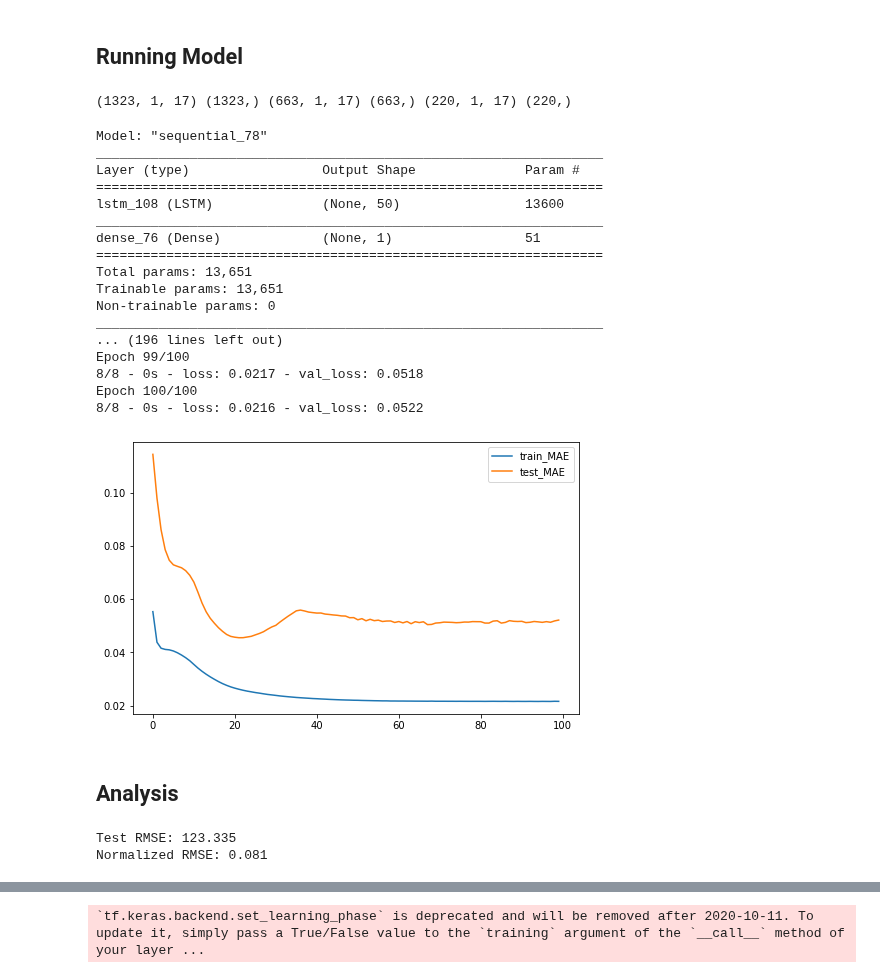
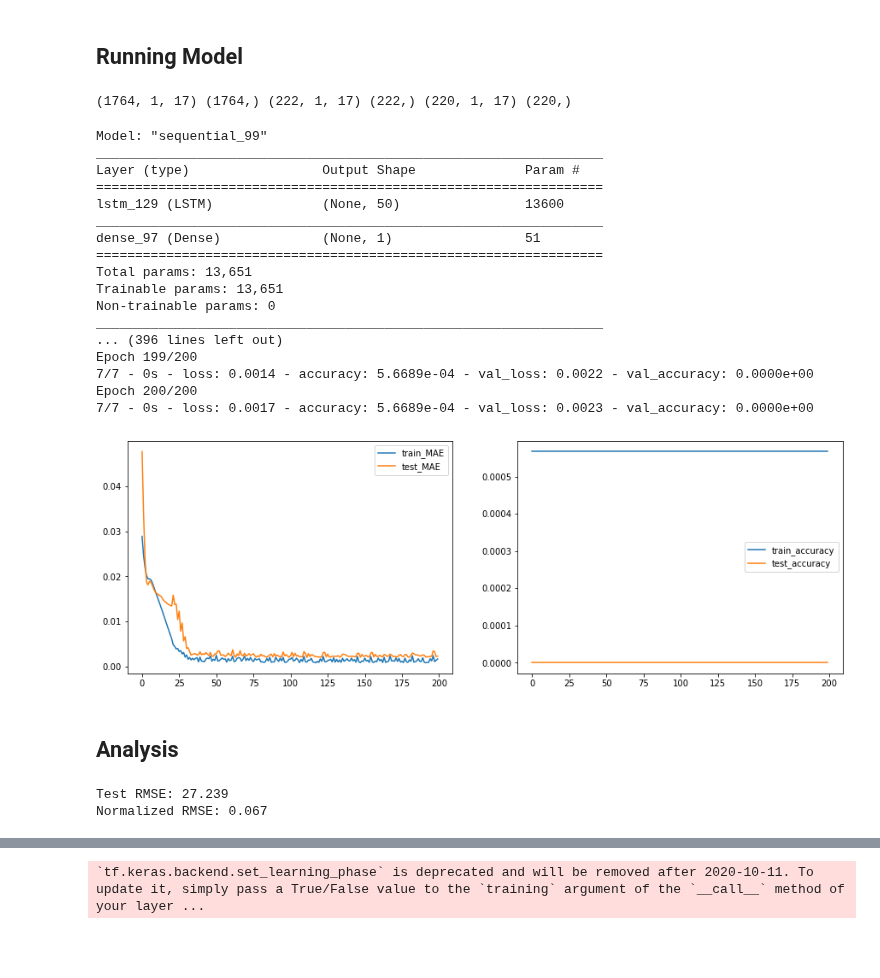
Before and after one commit to TLChilton/Senior_Capstone, a Jupyter notebook: LSTMsentimentanalysisTesla.ipynb, the cells around one changed output, grey strips where cells are left out. Cells and saved outputs as stored; diff of their text form; code cells hidden in the pictures; blank space fills up the shorter version.

Commit message:
Got to 6.7% error predicting close data

```diff
--- a/LSTMsentimentanalysisTesla.ipynb
+++ b/LSTMsentimentanalysisTesla.ipynb
@@ -196,7 +196,7 @@ scaled = scaler.fit_transform(values)
 reframed = series_to_supervised(scaled, 1, 1)
 
 # Drop Columns of Variables We Aren't Predicting
-reframed.drop(reframed.columns[[17,18,19,20,21,23,24,25,26,27,28,29,30,31,32,33]], axis=1, inplace=True)
+reframed.drop(reframed.columns[[17,18,19,21,22,23,24,25,26,27,28,29,30,31,32,33]], axis=1, inplace=True)
 #reframed.drop(reframed.columns[[10,11,12,13,14,16,17,18,19]], axis=1, inplace=True)
 print(reframed.shape)
 reframed.head()
@@ -215,7 +215,7 @@ values = reframed.values
 # split into train, test, and prediction sets
 n_predict = floor((len(values) * 0.10))
 #n_predict = floor(365/4)
-n_train = floor((len(values) * 0.60))
+n_train = floor((len(values) * 0.80))
 train = values[:n_train, :]
 test = values[n_train:len(values)-n_predict, :]
 predict = values[len(values)-n_predict:, :]
@@ -230,7 +230,7 @@ predict_X = predict_X.reshape((predict_X.shape[0], 1, predict_X.shape[1]))
 
 print(train_X.shape, train_y.shape, test_X.shape, test_y.shape, predict_X.shape, predict_y.shape)
 # %% [output]
-(1323, 1, 17) (1323,) (663, 1, 17) (663,) (220, 1, 17) (220,)
+(1764, 1, 17) (1764,) (222, 1, 17) (222,) (220, 1, 17) (220,)
 # %%
 # Import keras libraries
 from tensorflow.keras import Sequential
@@ -240,41 +247,41 @@ from tensorflow.keras.constraints import NonNeg
 # %%
 # Design Network
 model = Sequential()
-model.add(LSTM(50, activation="relu", input_shape=(train_X.shape[1], train_X.shape[2]), return_sequences=False))
+model.add(LSTM(50, input_shape=(train_X.shape[1], train_X.shape[2]), return_sequences=False))
 #model.add(LSTM(50, activation="relu",return_sequences=False))
-model.add(Dense(1))
+model.add(Dense(1, activation="linear", kernel_constraint=NonNeg()))
 
-model.compile(loss='mae', optimizer='adam')
+model.compile(loss='mae', optimizer='adam', metrics=['accuracy'])
 model.summary()
 
+
 # fit network
-history = model.fit(train_X, train_y, epochs=100, batch_size=180, validation_data=(test_X, test_y), verbose=2, shuffle=False)
+history = model.fit(train_X, train_y, epochs=200, batch_size=280, validation_data=(test_X, test_y), verbose=2, shuffle=False)
 # plot history
 pyplot.figure(figsize=(8,5))
 pyplot.plot(history.history['loss'], label='train_MAE')
 pyplot.plot(history.history['val_loss'], label='test_MAE')
 pyplot.legend()
-pyplot.legend()
 pyplot.show()
 # %% [output]
-Model: "sequential_78"
+Model: "sequential_99"
 _________________________________________________________________
 Layer (type)                 Output Shape              Param #
 =================================================================
-lstm_108 (LSTM)              (None, 50)                13600
+lstm_129 (LSTM)              (None, 50)                13600
 _________________________________________________________________
-dense_76 (Dense)             (None, 1)                 51
+dense_97 (Dense)             (None, 1)                 51
 =================================================================
 Total params: 13,651
 Trainable params: 13,651
 Non-trainable params: 0
 _________________________________________________________________
-... (196 lines left out)
-Epoch 99/100
-8/8 - 0s - loss: 0.0217 - val_loss: 0.0518
-Epoch 100/100
-8/8 - 0s - loss: 0.0216 - val_loss: 0.0522
+... (396 lines left out)
+Epoch 199/200
+7/7 - 0s - loss: 0.0014 - accuracy: 5.6689e-04 - val_loss: 0.0022 - val_accuracy: 0.0000e+00
+Epoch 200/200
+7/7 - 0s - loss: 0.0017 - accuracy: 5.6689e-04 - val_loss: 0.0023 - val_accuracy: 0.0000e+00
-[figure, old version]
+[figure, new version]
 # %% [markdown]
 ## Analysis
 # %%
@@ -296,11 +303,11 @@ from sklearn.metrics import mean_squared_error
 # calculate RMSE
 rmse = sqrt(mean_squared_error(inv_y, inv_yhat))
 print('Test RMSE: %.3f' % rmse)
-normalized_rmse = rmse/(max(max(inv_yhat),max(inv_y))-min(min(inv_yhat),min(inv_y)))
+normalized_rmse = rmse/(mean(inv_y))
 print('Normalized RMSE: %.3f' % normalized_rmse)
 # %% [output]
-Test RMSE: 123.335
-Normalized RMSE: 0.081
+Test RMSE: 27.239
+Normalized RMSE: 0.067
 # %%
 # Plot of Prediction vs Actual
 pyplot.figure(figsize=(10,10))
```
Also changed, not shown: parts of 3 cells of this notebook.
